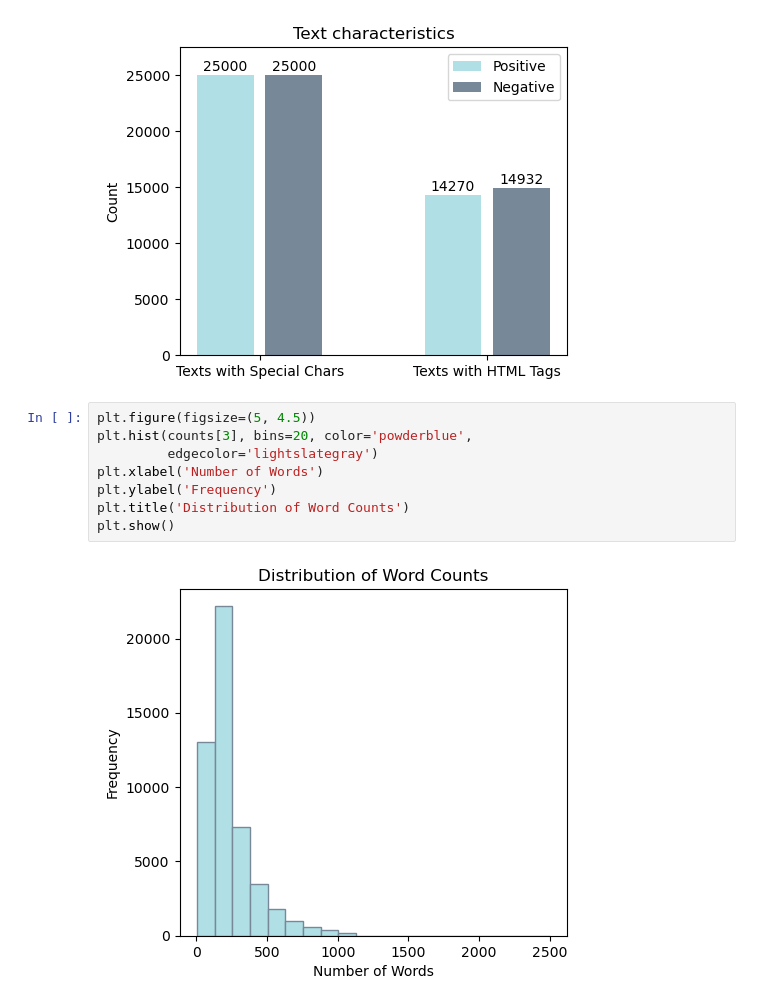
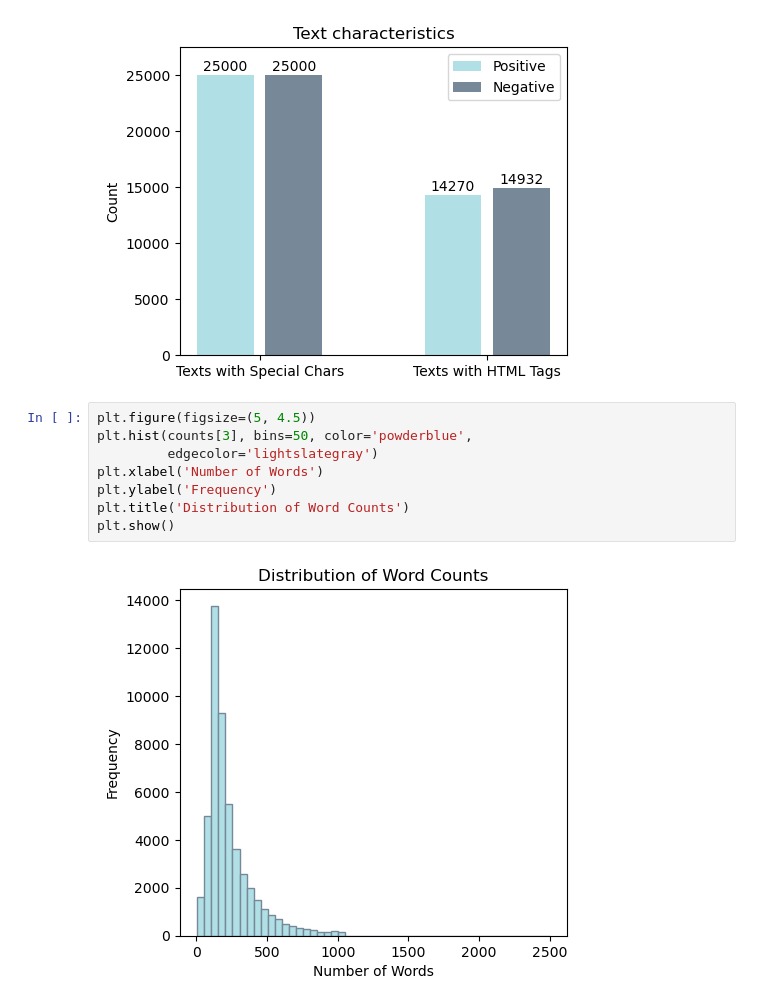
Before and after one commit to Happlesful/proj, a Jupyter notebook: analysis.ipynb, the cells around one changed output. Drawn from its saved outputs; the diff is of its cells as text.

Commit message:
increased the number of bins for word count distribution

```diff
--- a/analysis.ipynb
+++ b/analysis.ipynb
@@ -158,11 +158,11 @@ plt.show()
 [figure]
 # %%
 plt.figure(figsize=(5, 4.5))
-plt.hist(counts[3], bins=20, color='powderblue',
+plt.hist(counts[3], bins=50, color='powderblue',
          edgecolor='lightslategray')
 plt.xlabel('Number of Words')
 plt.ylabel('Frequency')
 plt.title('Distribution of Word Counts')
 plt.show()
 # %% [output]
-[figure, old version]
+[figure, new version]
```
